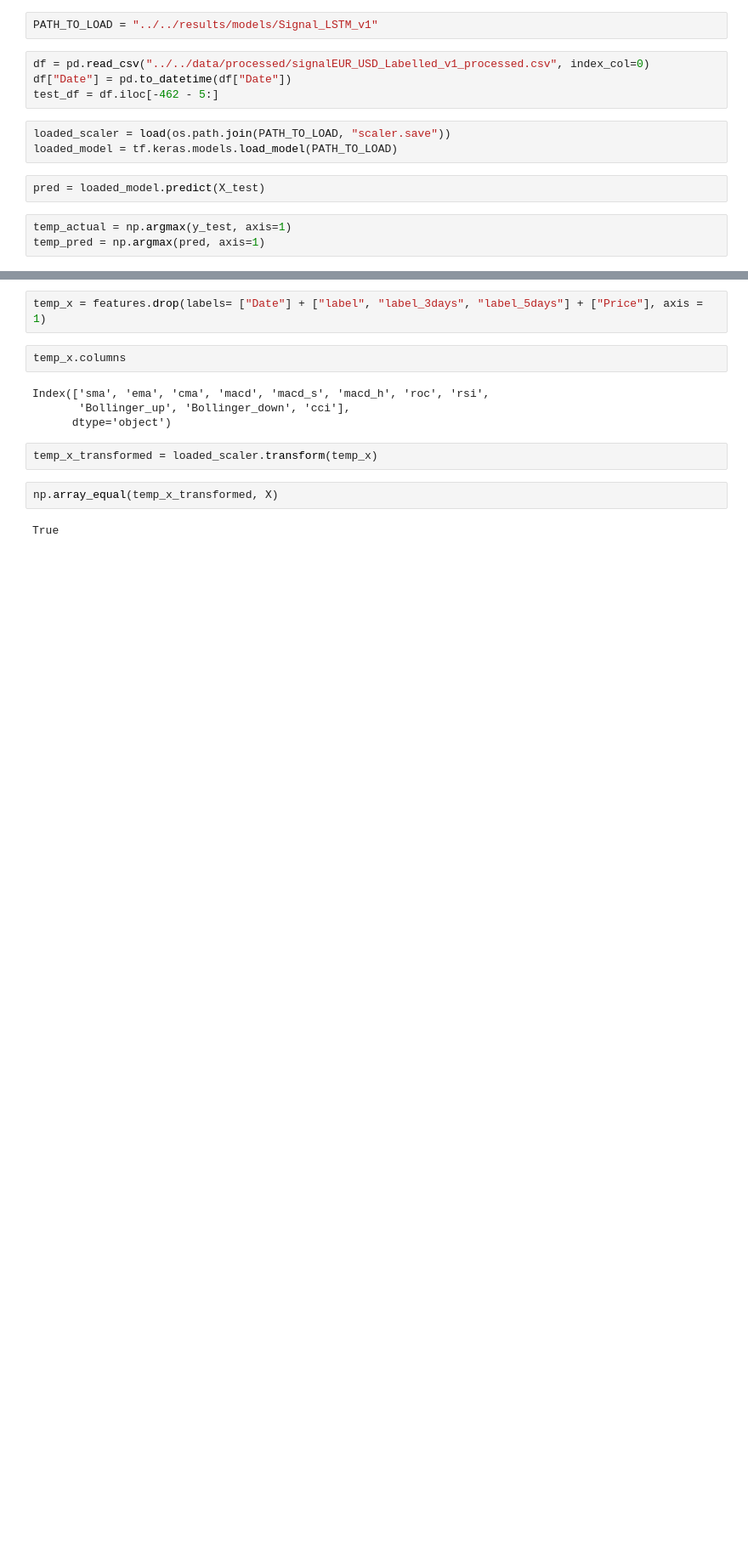
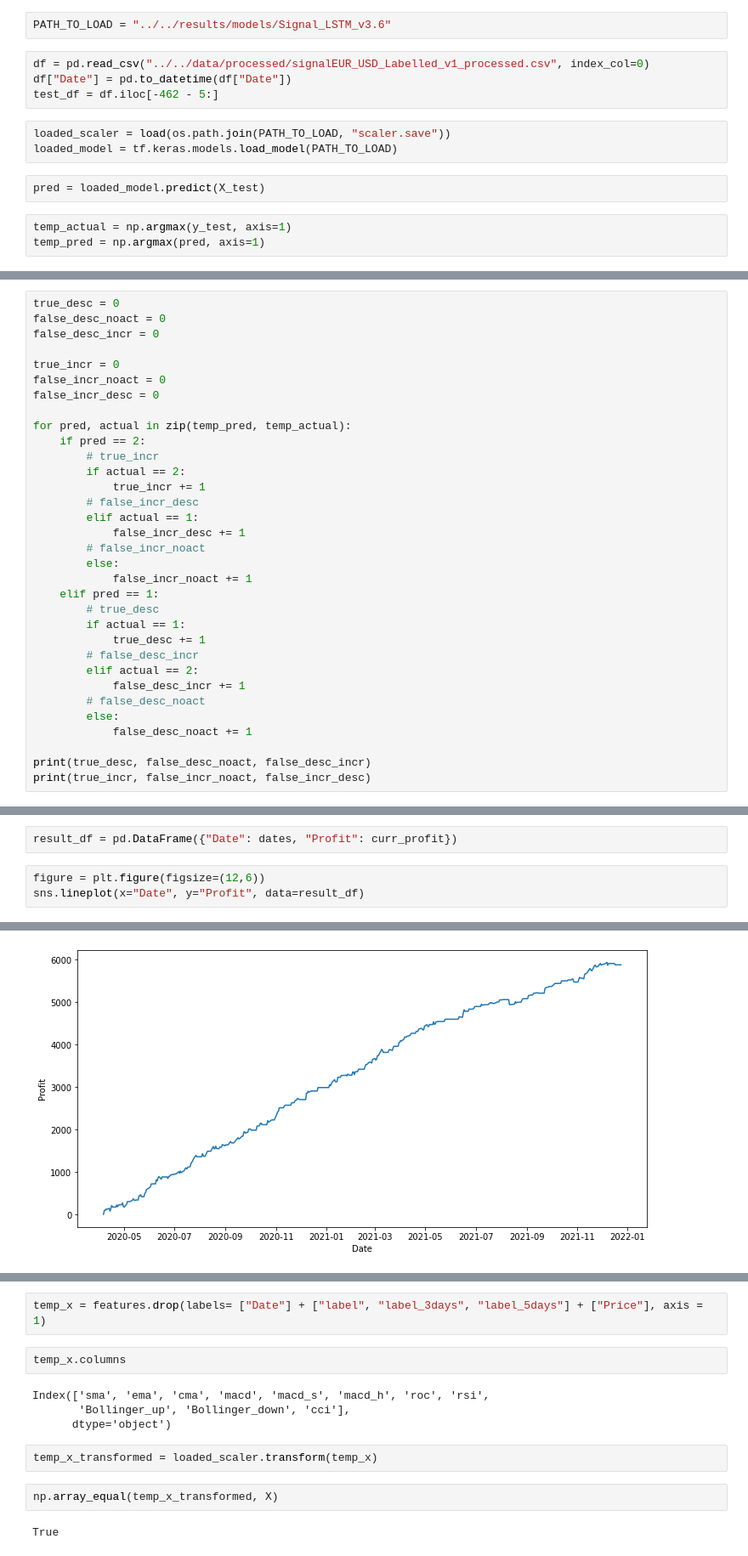
Before and after one commit to danieltwh/Open-Banking-ML, a Jupyter notebook: notebooks/signal/Baseline_LSTM_v2.ipynb, the cells around one changed output, grey strips where cells are left out. Shown: that part at 85% size. Cells and saved outputs as stored; diff of their text form; blank space fills up the shorter version.

```diff
--- a/notebooks/signal/Baseline_LSTM_v2.ipynb
+++ b/notebooks/signal/Baseline_LSTM_v2.ipynb
@@ -662,7 +830,7 @@ INFO:tensorflow:Assets written to: ../../results/models/Signal_LSTM_v3.6/assets
 # %%
 from sklearn.metrics import accuracy_score
 # %%
-PATH_TO_LOAD = "../../results/models/Signal_LSTM_v1"
+PATH_TO_LOAD = "../../results/models/Signal_LSTM_v3.6"
 # %%
 df = pd.read_csv("../../data/processed/signalEUR_USD_Labelled_v1_processed.csv", index_col=0)
 df["Date"] = pd.to_datetime(df["Date"])
@@ -681,0 +850,33 @@ accuracy_score(temp_actual, temp_pred)
+# %%
+true_desc = 0
+false_desc_noact = 0
+false_desc_incr = 0
+
+true_incr = 0
+false_incr_noact = 0
+false_incr_desc = 0
+
+for pred, actual in zip(temp_pred, temp_actual):
+    if pred == 2:
+        # true_incr
+        if actual == 2:
+            true_incr += 1
+        # false_incr_desc
+        elif actual == 1:
+            false_incr_desc += 1
+        # false_incr_noact
+        else:
+            false_incr_noact += 1
+    elif pred == 1:
+        # true_desc
+        if actual == 1:
+            true_desc += 1
+        # false_desc_incr
+        elif actual == 2:
+            false_desc_incr += 1
+        # false_desc_noact
+        else:
+            false_desc_noact += 1
+
+print(true_desc, false_desc_noact, false_desc_incr)
+print(true_incr, false_incr_noact, false_incr_desc)
@@ -681,0 +1035,6 @@ accuracy_score(temp_actual, temp_pred)
+# %%
+result_df = pd.DataFrame({"Date": dates, "Profit": curr_profit})
+# %%
+figure = plt.figure(figsize=(12,6))
+sns.lineplot(x="Date", y="Profit", data=result_df)
+# %% [output]
@@ -681,0 +1042 @@ accuracy_score(temp_actual, temp_pred)
+[figure, added]
```
Also changed, not shown: parts of 32 cells of this notebook, 9 other files.
